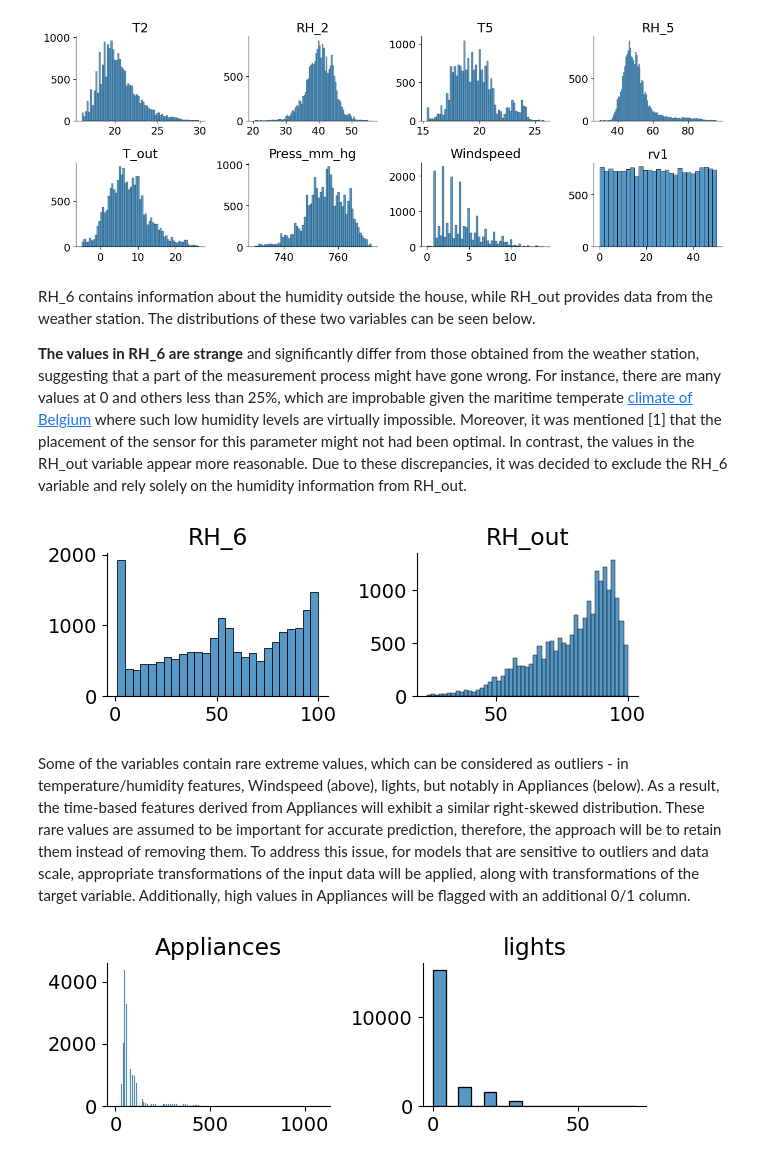
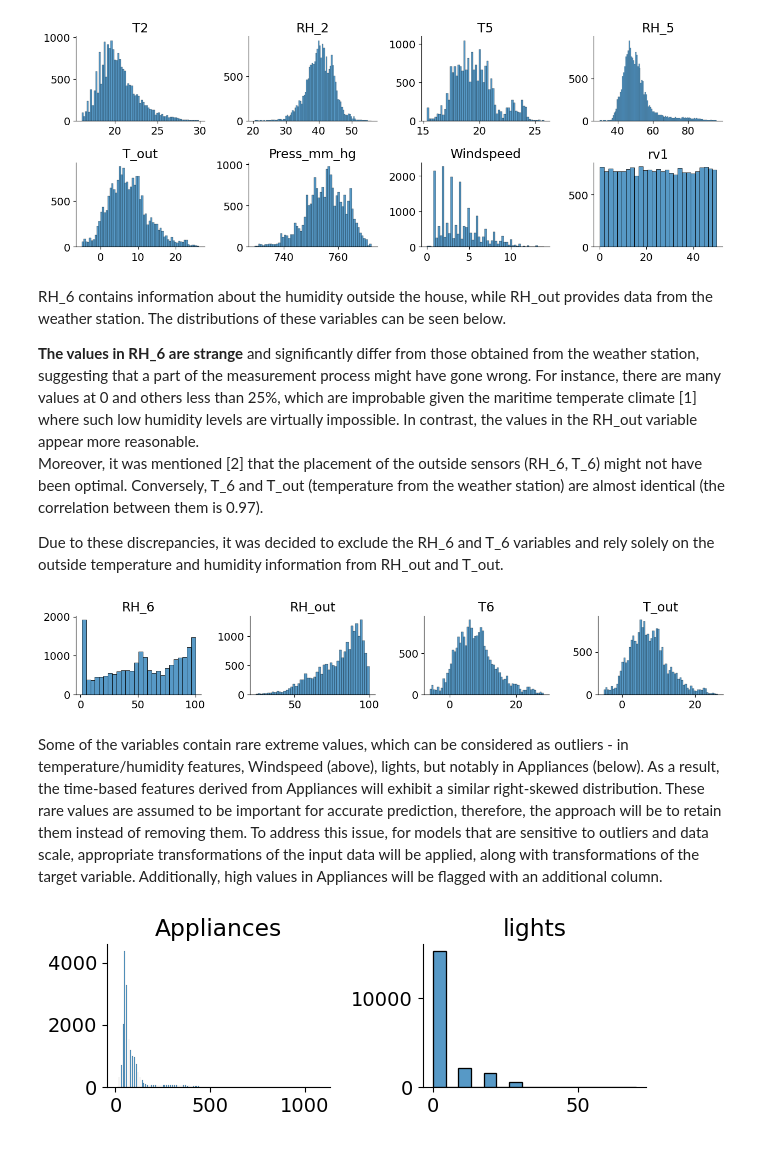
Before and after one commit to k-katarzyna/Appliances_Energy_Prediction, a Jupyter notebook: Appliances_energy_prediction/0_data_exploration.ipynb, the cells around one changed output. Saved outputs shown, nothing was run; the diff lists cells and outputs as text; code cells hidden in the pictures.

Commit message:
updated descriptions and plots

```diff
--- a/Appliances_energy_prediction/0_data_exploration.ipynb
+++ b/Appliances_energy_prediction/0_data_exploration.ipynb
@@ -52,15 +54,18 @@ histplots_grid(2, 4, data, features = ["T2", "RH_2", "T5", "RH_5", "T_out", "Pre
 # %% [output]
 [figure]
 # %% [markdown]
-RH_6 contains information about the humidity outside the house, while RH_out provides data from the weather station. The distributions of these two variables can be seen below.
+RH_6 contains information about the humidity outside the house, while RH_out provides data from the weather station. The distributions of these variables can be seen below.
 
-**The values in RH_6 are strange** and significantly differ from those obtained from the weather station, suggesting that a part of the measurement process might have gone wrong. For instance, there are many values at 0 and others less than 25%, which are improbable given the maritime temperate [climate of Belgium](https://en.wikipedia.org/wiki/Belgium#Geography) where such low humidity levels are virtually impossible. Moreover, it was mentioned [1] that the placement of the sensor for this parameter might not had been optimal. In contrast, the values in the RH_out variable appear more reasonable. Due to these discrepancies, it was decided to exclude the RH_6 variable and rely solely on the humidity information from RH_out.
+**The values in RH_6 are strange** and significantly differ from those obtained from the weather station, suggesting that a part of the measurement process might have gone wrong. For instance, there are many values at 0 and others less than 25%, which are improbable given the maritime temperate climate [1] where such low humidity levels are virtually impossible. In contrast, the values in the RH_out variable appear more reasonable.\
+Moreover, it was mentioned [2] that the placement of the outside sensors (RH_6, T_6) might not have been optimal. Conversely, T_6 and T_out (temperature from the weather station) are almost identical (the correlation between them is 0.97).
+
+Due to these discrepancies, it was decided to exclude the RH_6 and T_6 variables and rely solely on the outside temperature and humidity information from RH_out and T_out.
 # %%
-histplots_grid(1, 2, data, features = ["RH_6", "RH_out"])
+histplots_grid(1, 4, data, features = ["RH_6", "RH_out", "T6", "T_out"])
 # %% [output]
-[figure, old version]
+[figure, new version]
 # %% [markdown]
-Some of the variables contain rare extreme values, which can be considered as outliers - in temperature/humidity features, Windspeed (above), lights, but notably in Appliances (below). As a result, the time-based features derived from Appliances will exhibit a similar right-skewed distribution. These rare values are assumed to be important for accurate prediction, therefore, the approach will be to retain them instead of removing them. To address this issue, for models that are sensitive to outliers and data scale, appropriate transformations of the input data will be applied, along with transformations of the target variable. Additionally, high values in Appliances will be flagged with an additional 0/1 column.
+Some of the variables contain rare extreme values, which can be considered as outliers - in temperature/humidity features, Windspeed (above), lights, but notably in Appliances (below). As a result, the time-based features derived from Appliances will exhibit a similar right-skewed distribution. These rare values are assumed to be important for accurate prediction, therefore, the approach will be to retain them instead of removing them. To address this issue, for models that are sensitive to outliers and data scale, appropriate transformations of the input data will be applied, along with transformations of the target variable. Additionally, high values in Appliances will be flagged with an additional column.
 # %%
 histplots_grid(1, 2, data, features = ["Appliances", "lights"])
 # %% [output]
```
Also changed, not shown: parts of 10 cells of this notebook, 1 other file.
